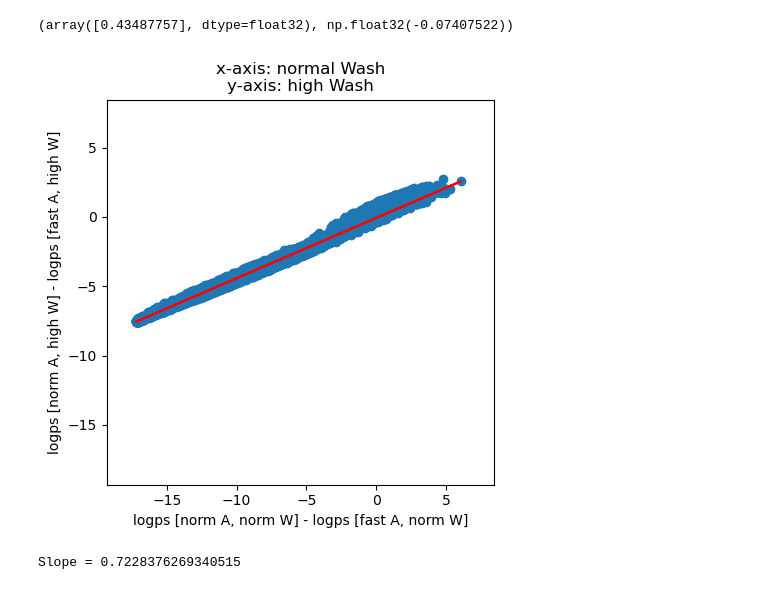
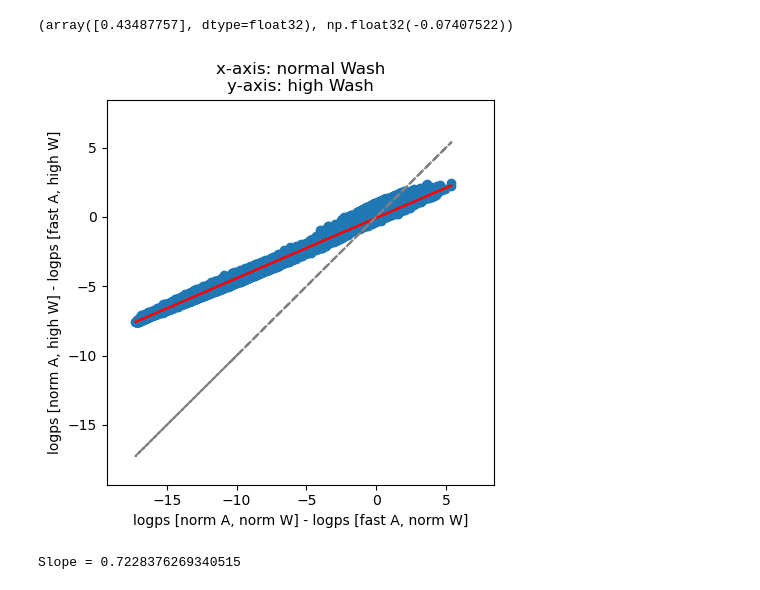
Before and after one commit to stecrotti/Aptamer2025py, a Jupyter notebook: experiments/konkoff.ipynb, the cells around one changed output. Saved outputs shown, nothing was run; the diff lists cells and outputs as text; code cells hidden in the pictures.

```diff
--- a/experiments/konkoff.ipynb
+++ b/experiments/konkoff.ipynb
@@ -59,17 +60,18 @@ reg.coef_, reg.intercept_
 # %%
 N = 10**5
 subs = random.sample(range(len(x)), N)
 fig, ax = plt.subplots(figsize=(5, 5))
 ax.scatter(x[subs], y[subs])
 ax.plot(x[subs], reg.predict(x[subs].reshape(-1,1)), color='r')
+ax.plot(x[subs], x[subs], color='gray', ls='--')
 ax.set_xlabel('logps [norm A, norm W] - logps [fast A, norm W]')
 ax.set_ylabel('logps [norm A, high W] - logps [fast A, high W]')
 lim = (min(x.min(), y.min()) - 2, max(x.max(), y.max()) + 2)
 ax.set_xlim(lim)
 ax.set_ylim(lim)
 ax.set_title('x-axis: normal Wash\ny-axis: high Wash');
 # %% [output]
-[figure, old version]
+[figure, new version]
 # %%
 def scatter_logps_pair(ids, N=10**4):
     x = logps[ids[0]]
```
Also changed, not shown: parts of 1 cell of this notebook, 7 other files.
